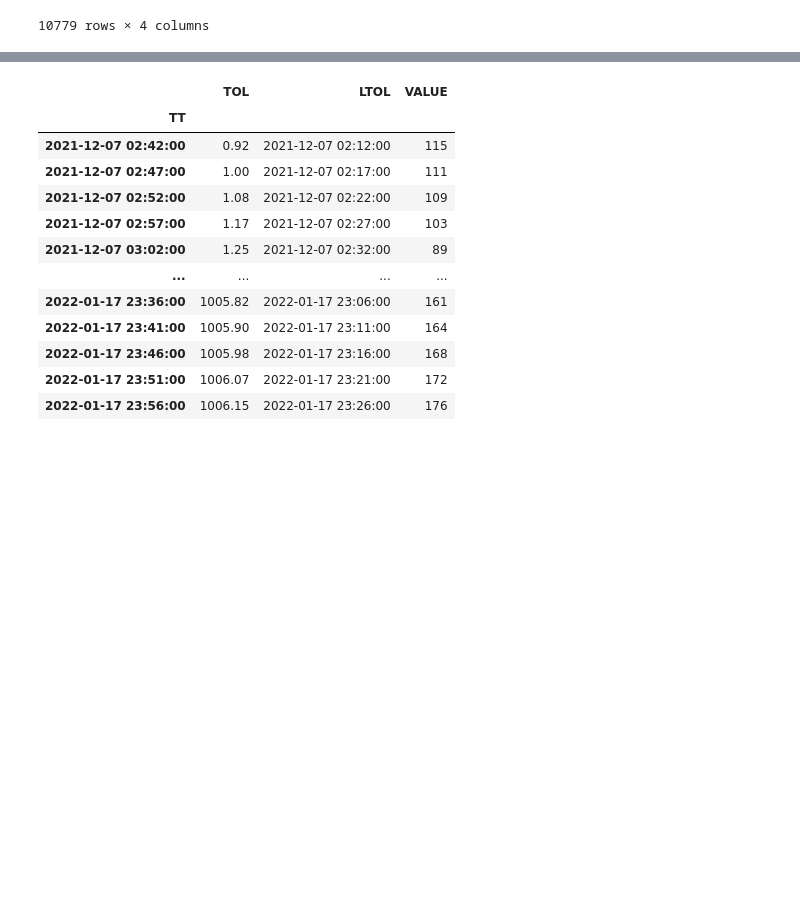
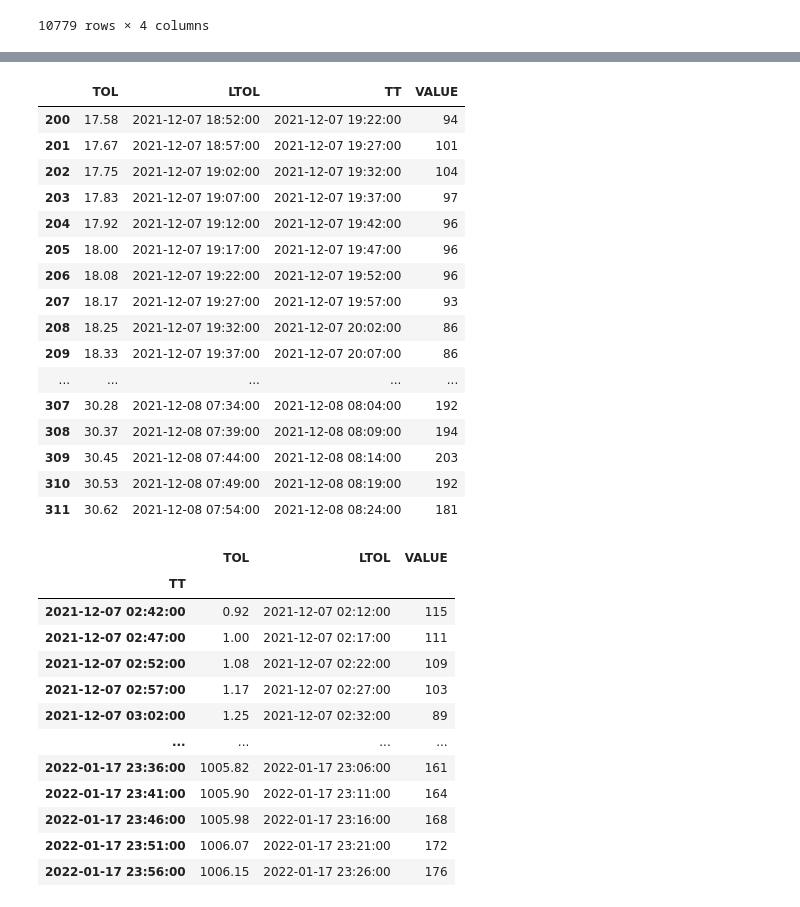
Before and after one commit to spitoglou/diabetes, a Jupyter notebook: runner2.ipynb, the cells around one changed output, grey strips where cells are left out. Cells and saved outputs as stored; diff of their text form; code cells hidden in the pictures; blank space fills up the shorter version.

```diff
--- a/runner2.ipynb
+++ b/runner2.ipynb
@@ -132,0 +153,12 @@ df
+# %%
+problematic_points = []
+old_value = 0
+for index, row in df.iterrows():
+
+    if (row['TOL']-old_value) > 1:
+        print(index, row['TOL'], old_value)
+        problematic_points.append(index)
+    old_value=row['TOL']
+
+
+problematic_points
@@ -133,3 +200,26 @@ df
+# %%
+for point in problematic_points:
+    for i in range(-6,6):
+        df.drop(point+i, inplace=True)
+df[200:300]
+# %% [output]
+|  | TOL | LTOL | TT | VALUE |
+| 200 | 17.58 | 2021-12-07 18:52:00 | 2021-12-07 19:22:00 | 94 |
+| 201 | 17.67 | 2021-12-07 18:57:00 | 2021-12-07 19:27:00 | 101 |
+| 202 | 17.75 | 2021-12-07 19:02:00 | 2021-12-07 19:32:00 | 104 |
+| 203 | 17.83 | 2021-12-07 19:07:00 | 2021-12-07 19:37:00 | 97 |
+| 204 | 17.92 | 2021-12-07 19:12:00 | 2021-12-07 19:42:00 | 96 |
+| 205 | 18.00 | 2021-12-07 19:17:00 | 2021-12-07 19:47:00 | 96 |
+| 206 | 18.08 | 2021-12-07 19:22:00 | 2021-12-07 19:52:00 | 96 |
+| 207 | 18.17 | 2021-12-07 19:27:00 | 2021-12-07 19:57:00 | 93 |
+| 208 | 18.25 | 2021-12-07 19:32:00 | 2021-12-07 20:02:00 | 86 |
+| 209 | 18.33 | 2021-12-07 19:37:00 | 2021-12-07 20:07:00 | 86 |
+| ... | ... | ... | ... | ... |
+| 307 | 30.28 | 2021-12-08 07:34:00 | 2021-12-08 08:04:00 | 192 |
+| 308 | 30.37 | 2021-12-08 07:39:00 | 2021-12-08 08:09:00 | 194 |
+| 309 | 30.45 | 2021-12-08 07:44:00 | 2021-12-08 08:14:00 | 203 |
+| 310 | 30.53 | 2021-12-08 07:49:00 | 2021-12-08 08:19:00 | 192 |
+| 311 | 30.62 | 2021-12-08 07:54:00 | 2021-12-08 08:24:00 | 181 |
 # %%
 df.set_index('TT', inplace=True)
 # %%
```
Also changed, not shown: parts of 5 cells of this notebook, 1 other file.
